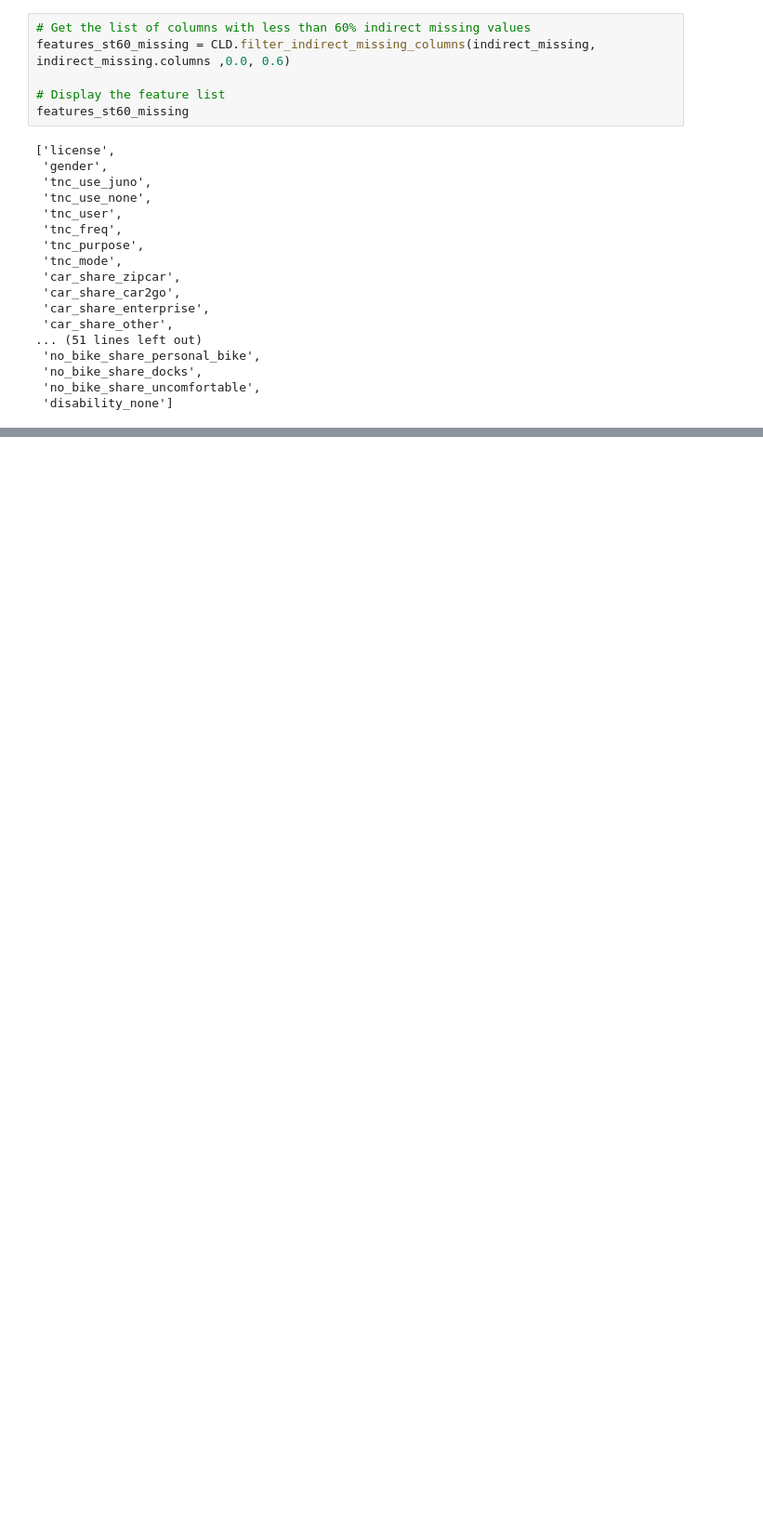
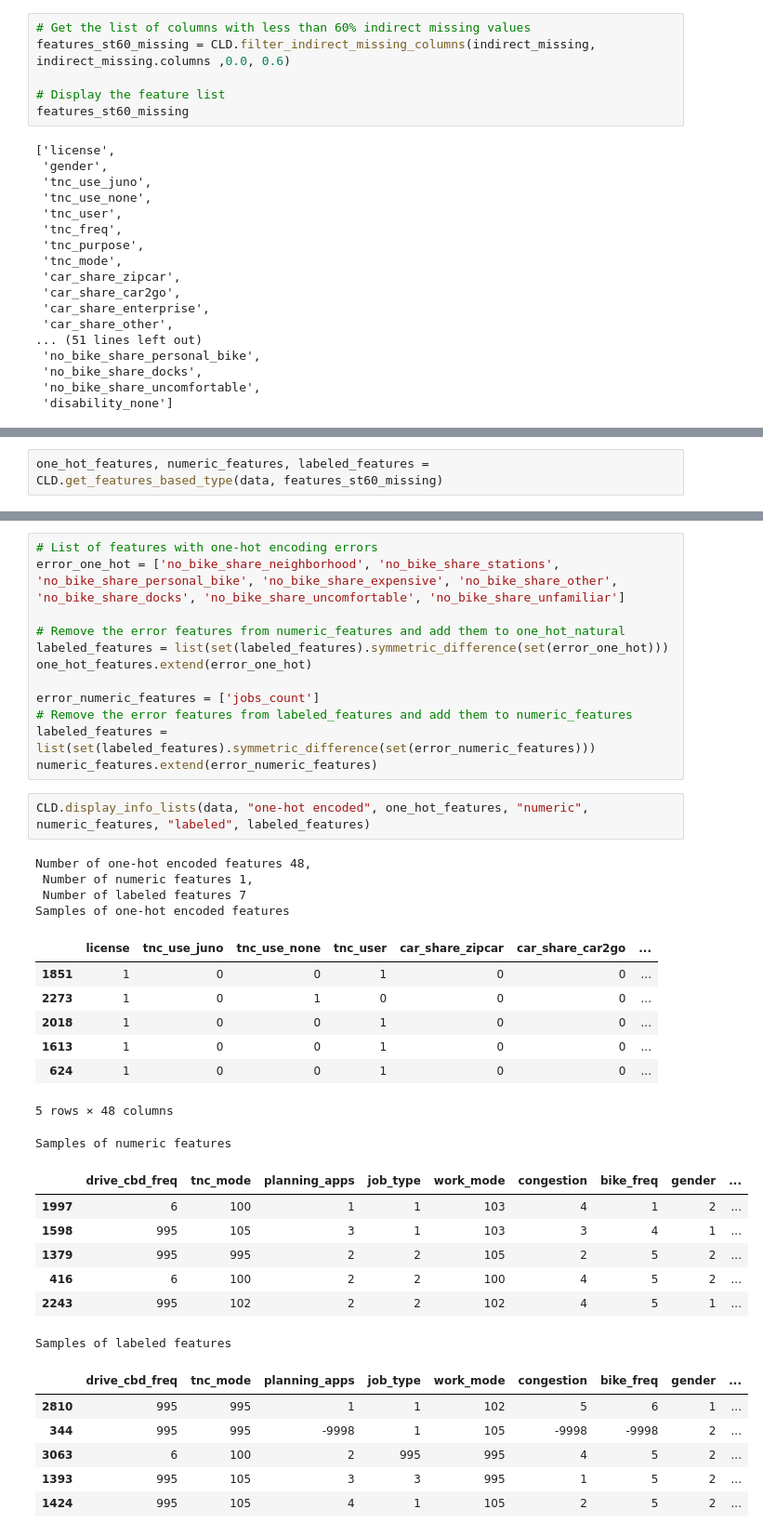
Before and after one commit to mawada-sweis/Clustering-Analysis, a Jupyter notebook: notebooks/cleaning_data.ipynb, the cells around one changed output, grey strips where cells are left out. Shown: that part at 93% size. Cells and saved outputs as stored; diff of their text form; blank space fills up the shorter version.

Commit message:
Seperate Types of Columns

```diff
--- a/notebooks/cleaning_data.ipynb
+++ b/notebooks/cleaning_data.ipynb
@@ -216,0 +220,2 @@ features_st60_missing
+# %%
+one_hot_features, numeric_features, labeled_features = CLD.get_features_based_type(data, features_st60_missing)
@@ -216,0 +250,40 @@ features_st60_missing
+# %%
+# List of features with one-hot encoding errors
+error_one_hot = ['no_bike_share_neighborhood', 'no_bike_share_stations', 'no_bike_share_personal_bike', 'no_bike_share_expensive', 'no_bike_share_other', 'no_bike_share_docks', 'no_bike_share_uncomfortable', 'no_bike_share_unfamiliar']
+
+# Remove the error features from numeric_features and add them to one_hot_natural
+labeled_features = list(set(labeled_features).symmetric_difference(set(error_one_hot)))
+one_hot_features.extend(error_one_hot)
+
+error_numeric_features = ['jobs_count']
+# Remove the error features from labeled_features and add them to numeric_features
+labeled_features = list(set(labeled_features).symmetric_difference(set(error_numeric_features)))
+numeric_features.extend(error_numeric_features)
+# %%
+CLD.display_info_lists(data, "one-hot encoded", one_hot_features, "numeric", numeric_features, "labeled", labeled_features)
+# %% [output]
+Number of one-hot encoded features 48,
+ Number of numeric features 1,
+ Number of labeled features 7
+Samples of one-hot encoded features
+|  | license | tnc_use_juno | tnc_use_none | tnc_user | car_share_zipcar | car_share_car2go | ... |
+| 1851 | 1 | 0 | 0 | 1 | 0 | 0 | ... |
+| 2273 | 1 | 0 | 1 | 0 | 0 | 0 | ... |
+| 2018 | 1 | 0 | 0 | 1 | 0 | 0 | ... |
+| 1613 | 1 | 0 | 0 | 1 | 0 | 0 | ... |
+| 624 | 1 | 0 | 0 | 1 | 0 | 0 | ... |
+5 rows × 48 columns
+Samples of numeric features
+|  | drive_cbd_freq | tnc_mode | planning_apps | job_type | work_mode | congestion | bike_freq | gender | ... |
+| 1997 | 6 | 100 | 1 | 1 | 103 | 4 | 1 | 2 | ... |
+| 1598 | 995 | 105 | 3 | 1 | 103 | 3 | 4 | 1 | ... |
+| 1379 | 995 | 995 | 2 | 2 | 105 | 2 | 5 | 2 | ... |
+| 416 | 6 | 100 | 2 | 2 | 100 | 4 | 5 | 2 | ... |
+| 2243 | 995 | 102 | 2 | 2 | 102 | 4 | 5 | 1 | ... |
+Samples of labeled features
+|  | drive_cbd_freq | tnc_mode | planning_apps | job_type | work_mode | congestion | bike_freq | gender | ... |
+| 2810 | 995 | 995 | 1 | 1 | 102 | 5 | 6 | 1 | ... |
+| 344 | 995 | 995 | -9998 | 1 | 105 | -9998 | -9998 | 2 | ... |
+| 3063 | 6 | 100 | 2 | 995 | 995 | 4 | 5 | 2 | ... |
+| 1393 | 995 | 105 | 3 | 3 | 995 | 1 | 5 | 2 | ... |
+| 1424 | 995 | 105 | 4 | 1 | 105 | 2 | 5 | 2 | ... |
```
Also changed, not shown: parts of 2 cells of this notebook, 1 other file.
